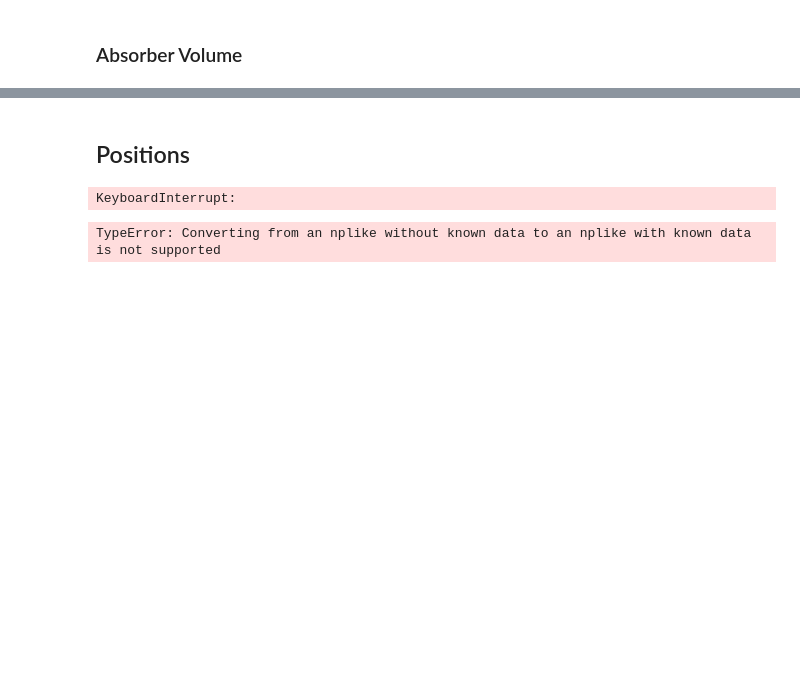
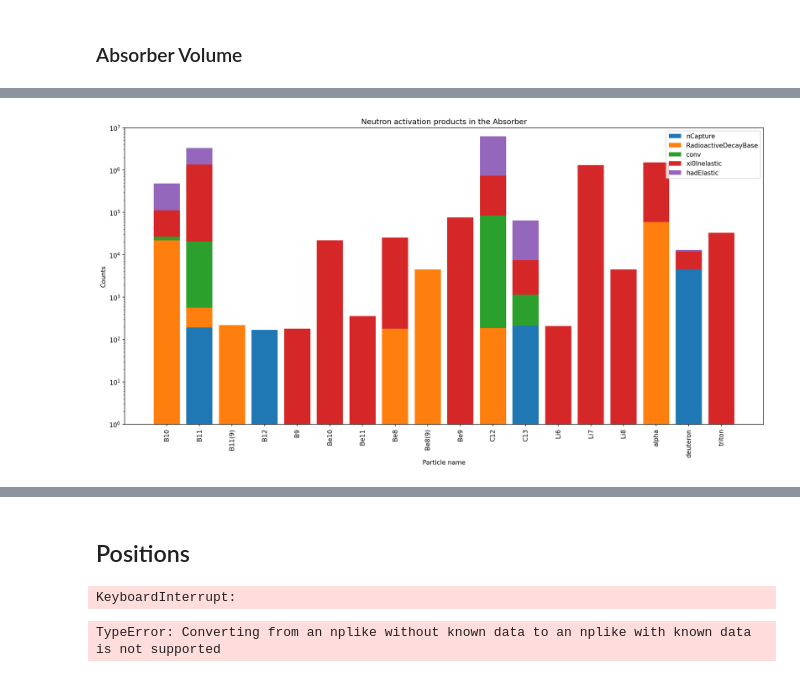
Before and after one commit to B-Koberg/XeSim, a Jupyter notebook: notebooks/Analysis.ipynb, the cells around one changed output, grey strips where cells are left out. Drawn from its saved outputs; the diff is of its cells as text; code cells hidden in the pictures; blank space fills up the shorter version.

```diff
--- a/notebooks/Analysis.ipynb
+++ b/notebooks/Analysis.ipynb
@@ -252,6 +271,6 @@ plt.show()
 # %%
 only_Absorber_volume = df[df['NAct_volume'] == "Absorber"]
 
-only_Absorber_volume = only_Absorber_volume[['NAct_particle_id','NAct_process_ID']]
+only_PartProcess = only_Absorber_volume[['NAct_particle_id','NAct_process_ID']]
 # %%
 with ProgressBar():
@@ -271,37 +308,42 @@ grouped_data
 # %%
-_data = grouped_data[grouped_data.values > 300]
-
+_data = grouped_data[grouped_data.values > 40]
+#_data = grouped_data
 
 _particles = np.unique(_data.index.get_level_values(0))
 _processes = np.unique(_data.index.get_level_values(1))
+
+
 
 def get_value(data,pr,p):
     try:
         return data[p,pr]
     except:
         return 0
 
 _counts = {pr: [get_value(_data,pr,p) for p in _particles] for pr in _processes}
+_processes_sorted = sorted(_processes, key=lambda pr: sum(_counts[pr]))
 
 plt.figure(dpi=150, figsize =(15,8))
 
 x = np.arange(len(_particles))
 bottom = np.zeros(len(_particles))
-for pr in _processes:
+for pr in _processes_sorted:
     plt.bar(x, _counts[pr], 0.8, label=pr, bottom=bottom)
     bottom += np.array(_counts[pr])
 
 ax = plt.gca()
 ax.set_xticks(x)
 ax.set_xticklabels(_particles, rotation=90, ha='center')
 
 plt.xlabel("Particle name")
 plt.ylabel("Counts")
 plt.title("Neutron activation products in the Absorber")
 plt.yscale("log")
 plt.ylim(1,1e7)
 
 plt.legend()
 plt.savefig(f"/home/b/bkoberg/AGW_LowRad/home/bkoberg/XeSim/notebooks/Pictures/{data_Version}/{data_Material}/{data_file_pattern}_Processes_Absorber.pdf" )
 plt.tight_layout()
 plt.show()
+# %% [output]
+[figure, added]
```
Also changed, not shown: parts of 31 cells of this notebook, 37 other files.
